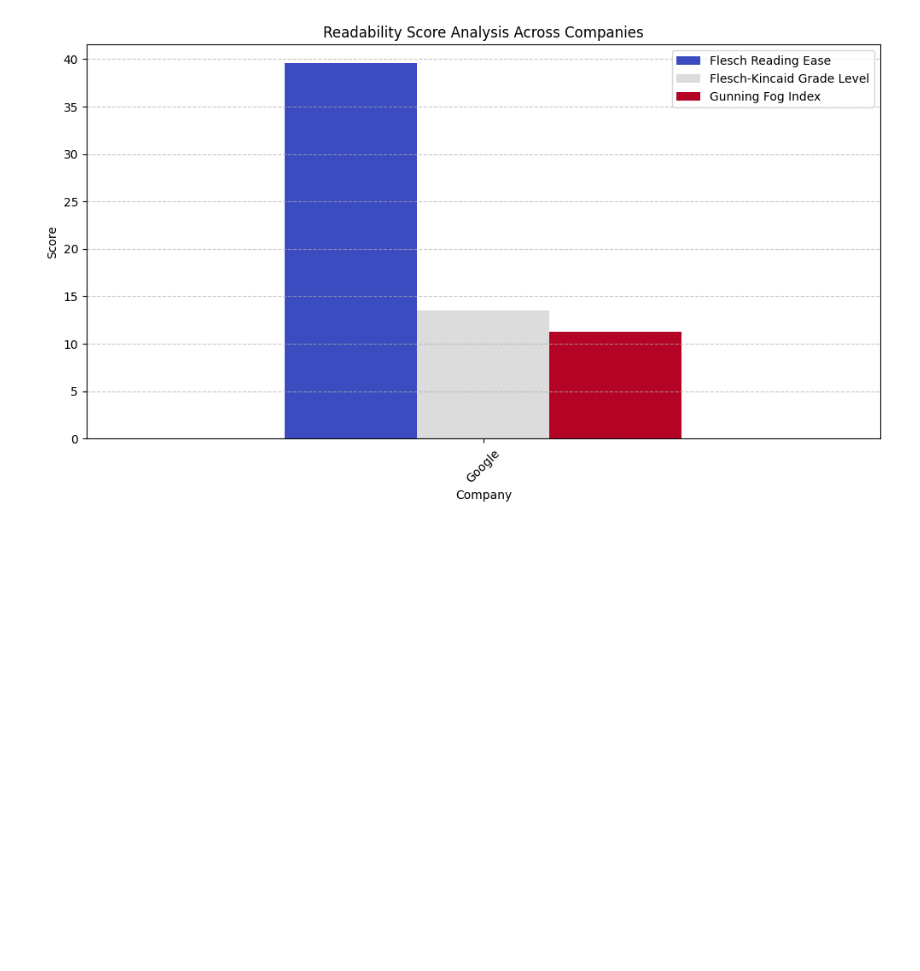
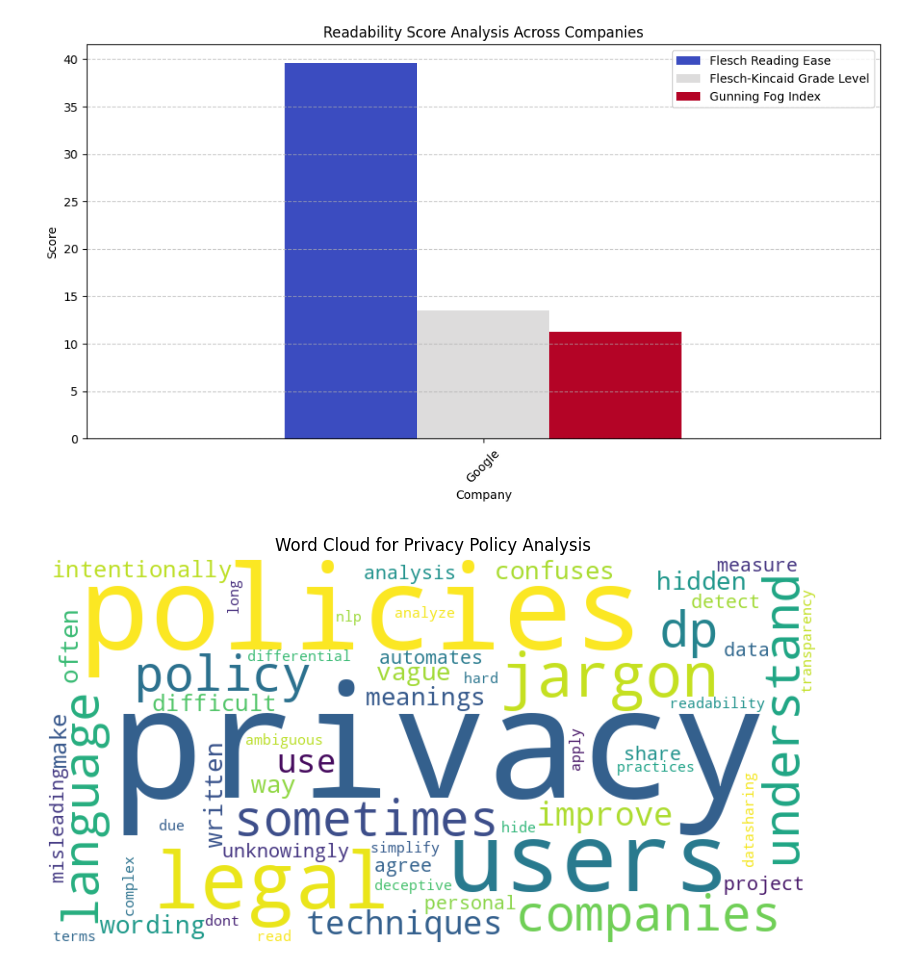
Before and after one commit to kthanikonda/Privacy-Aware-Computing, a Jupyter notebook: Privacy_Project.ipynb, the cells around one changed output. Saved outputs shown, nothing was run; the diff lists cells and outputs as text; code cells hidden in the pictures; blank space fills up the shorter version.

```diff
--- a/Privacy_Project.ipynb
+++ b/Privacy_Project.ipynb
@@ -262,3 +262,37 @@ plt.show()
 [figure]
 <Figure size 1200x600 with 0 Axes>
 [figure]
+# %%
+import matplotlib.pyplot as plt
+from wordcloud import WordCloud
+import re
+
+# Extract the text from the document (assuming it's provided as plain text)
+privacy_policy_text = """
+Privacy policies are often written in a way that confuses users with legal jargon, vague wording,
+and hidden meanings. Companies sometimes intentionally make their policies difficult to
+understand so that users unknowingly agree to share their personal data.
+
+This project automates privacy policy analysis to detect misleading language, measure
+readability, and apply Differential Privacy (DP) techniques to improve policy transparency.
+
+• Privacy policies are hard to understand due to legal jargon and ambiguous terms.
+• Companies sometimes use deceptive language to hide data-sharing practices.
+• Users don’t read privacy policies because they are long and complex.
+• We use NLP & DP techniques to analyze, simplify, and improve privacy policies.
+"""
+
+# Preprocess the text: remove special characters and convert to lowercase
+processed_text = re.sub(r'[^a-zA-Z\s]', '', privacy_policy_text.lower())
+
+# Generate a word cloud
+wordcloud = WordCloud(width=800, height=400, background_color='white', colormap='viridis').generate(processed_text)
+
+# Display the word cloud
+plt.figure(figsize=(10, 5))
+plt.imshow(wordcloud, interpolation='bilinear')
+plt.axis("off")  # Hide the axes
+plt.title("Word Cloud for Privacy Policy Analysis")
+plt.show()
+# %% [output]
+[figure, added]
```
